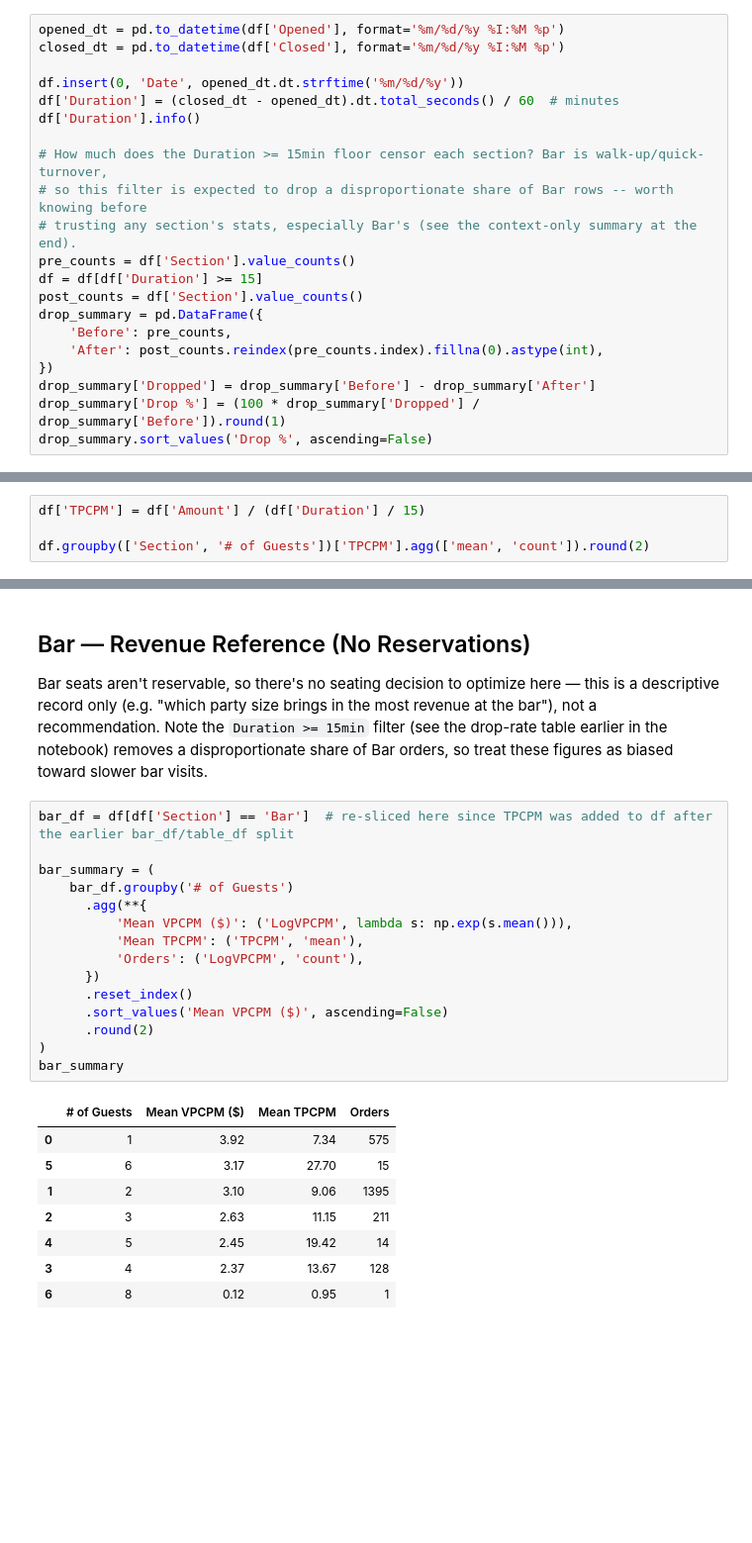
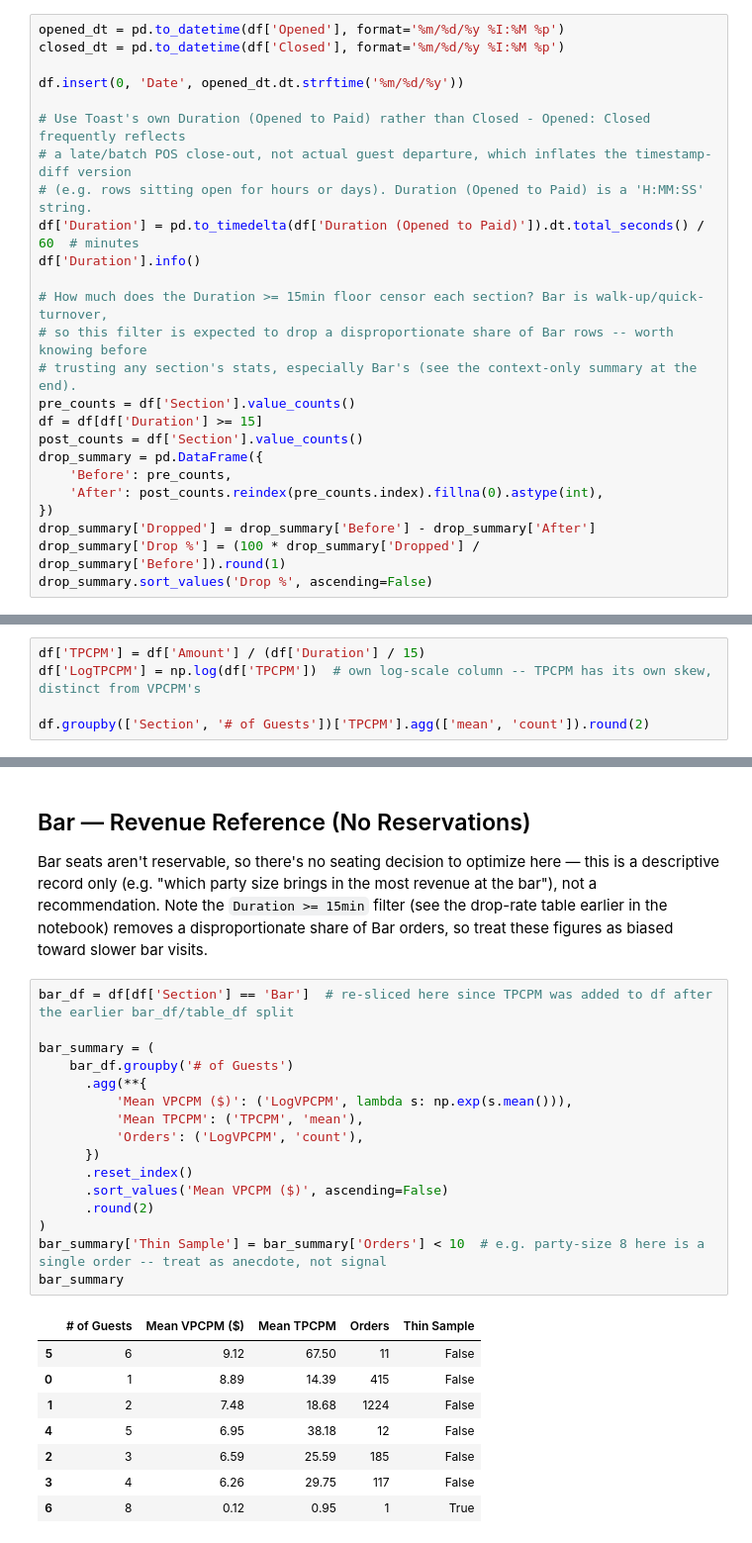
Before and after one commit to shaneap/artemis, a Jupyter notebook: test.ipynb, the cells around one changed output, grey strips where cells are left out. Shown at 99% size. Drawn from its saved outputs; the diff is of its cells as text; blank space fills up the shorter version.

```diff
--- a/test.ipynb
+++ b/test.ipynb
@@ -93,7 +97,11 @@ opened_dt = pd.to_datetime(df['Opened'], format='%m/%d/%y %I:%M %p')
 closed_dt = pd.to_datetime(df['Closed'], format='%m/%d/%y %I:%M %p')
 
 df.insert(0, 'Date', opened_dt.dt.strftime('%m/%d/%y'))
-df['Duration'] = (closed_dt - opened_dt).dt.total_seconds() / 60  # minutes
+
+# Use Toast's own Duration (Opened to Paid) rather than Closed - Opened: Closed frequently reflects
+# a late/batch POS close-out, not actual guest departure, which inflates the timestamp-diff version
+# (e.g. rows sitting open for hours or days). Duration (Opened to Paid) is a 'H:MM:SS' string.
+df['Duration'] = pd.to_timedelta(df['Duration (Opened to Paid)']).dt.total_seconds() / 60  # minutes
 df['Duration'].info()
 
 # How much does the Duration >= 15min floor censor each section? Bar is walk-up/quick-turnover,
@@ -372,6 +369,7 @@ for section in ['Black Duck', 'Evangeline', 'Open Lounge']:
 VPCPM normalizes by guest count, which is useful for per-seat comparisons but can obscure how much a table earns in total. **TPCPM** (Total revenue Per table, Per 15 Minutes) = `Amount / (Duration / 15)` answers the capacity-planning question directly: for a table of a given size, does a full party or a smaller one generate more $/15min? TPCPM is already on the raw dollar scale, so it needs no back-transform.
 # %%
 df['TPCPM'] = df['Amount'] / (df['Duration'] / 15)
+df['LogTPCPM'] = np.log(df['TPCPM'])  # own log-scale column -- TPCPM has its own skew, distinct from VPCPM's
 
 df.groupby(['Section', '# of Guests'])['TPCPM'].agg(['mean', 'count']).round(2)
 # %% [output]
@@ -527,24 +542,25 @@ Bar seats aren't reservable, so there's no seating decision to optimize here —
 # %%
 bar_df = df[df['Section'] == 'Bar']  # re-sliced here since TPCPM was added to df after the earlier bar_df/table_df split
 
 bar_summary = (
     bar_df.groupby('# of Guests')
       .agg(**{
           'Mean VPCPM ($)': ('LogVPCPM', lambda s: np.exp(s.mean())),
           'Mean TPCPM': ('TPCPM', 'mean'),
           'Orders': ('LogVPCPM', 'count'),
       })
       .reset_index()
       .sort_values('Mean VPCPM ($)', ascending=False)
       .round(2)
 )
+bar_summary['Thin Sample'] = bar_summary['Orders'] < 10  # e.g. party-size 8 here is a single order -- treat as anecdote, not signal
 bar_summary
 # %% [output]
-|  | # of Guests | Mean VPCPM ($) | Mean TPCPM | Orders |
-| 0 | 1 | 3.92 | 7.34 | 575 |
-| 5 | 6 | 3.17 | 27.70 | 15 |
-| 1 | 2 | 3.10 | 9.06 | 1395 |
-| 2 | 3 | 2.63 | 11.15 | 211 |
-| 4 | 5 | 2.45 | 19.42 | 14 |
-| 3 | 4 | 2.37 | 13.67 | 128 |
-| 6 | 8 | 0.12 | 0.95 | 1 |
+|  | # of Guests | Mean VPCPM ($) | Mean TPCPM | Orders | Thin Sample |
+| 5 | 6 | 9.12 | 67.50 | 11 | False |
+| 0 | 1 | 8.89 | 14.39 | 415 | False |
+| 1 | 2 | 7.48 | 18.68 | 1224 | False |
+| 4 | 5 | 6.95 | 38.18 | 12 | False |
+| 2 | 3 | 6.59 | 25.59 | 185 | False |
+| 3 | 4 | 6.26 | 29.75 | 117 | False |
+| 6 | 8 | 0.12 | 0.95 | 1 | True |
```
Also changed, not shown: parts of 18 cells of this notebook, 3 other files.
